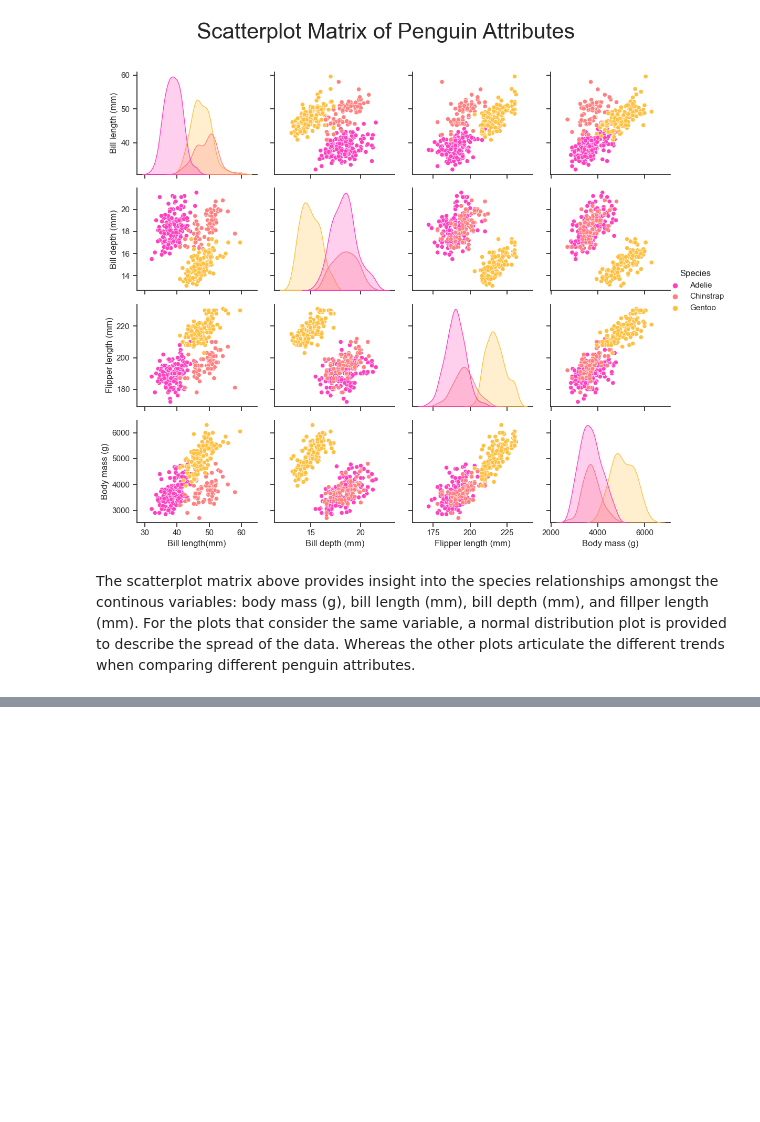
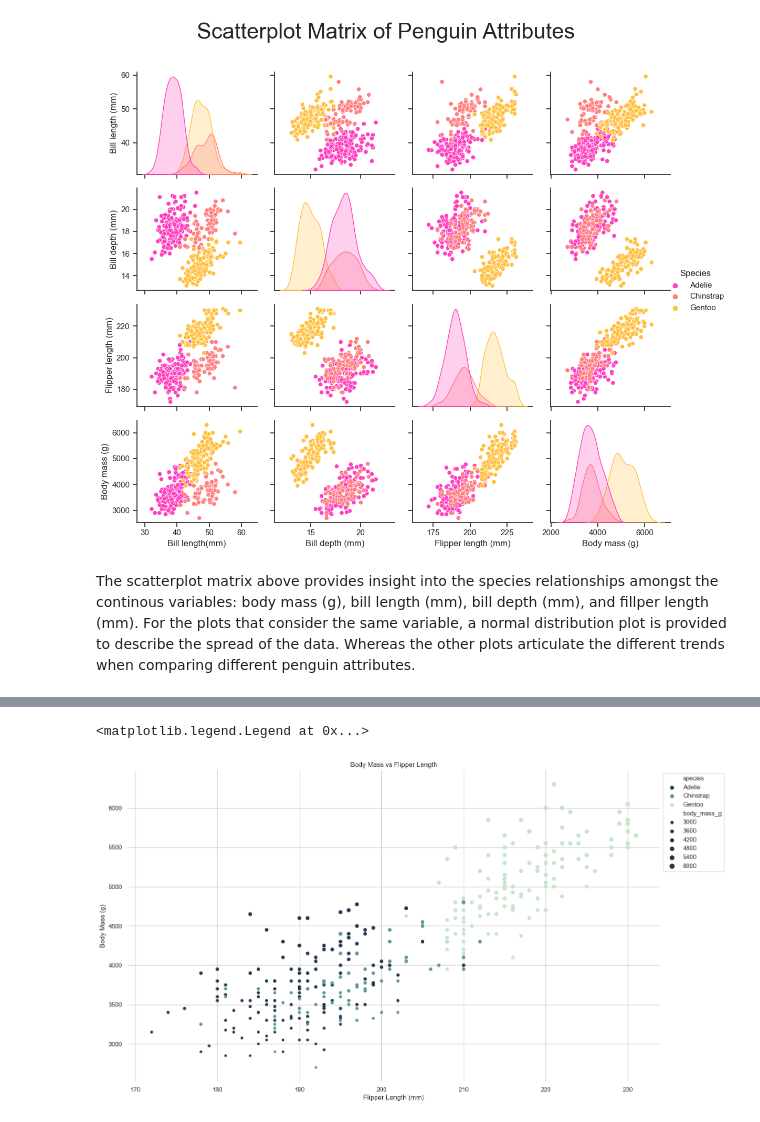
Before and after one commit to saingersoll/squirrel-gurlz, a Jupyter notebook: nbs/seabornpenguins.ipynb, the cells around one changed output, grey strips where cells are left out. Saved outputs shown, nothing was run; the diff lists cells and outputs as text; code cells hidden in the pictures; blank space fills up the shorter version.

```diff
--- a/nbs/seabornpenguins.ipynb
+++ b/nbs/seabornpenguins.ipynb
@@ -110,3 +110,34 @@ scattermatrix.savefig(save_path)                     # Use this figure to save f
 # %% [markdown]
 The scatterplot matrix above provides insight into the species relationships amongst the continous variables: body mass (g), bill length (mm), bill depth (mm), and fillper length (mm).
 For the plots that consider the same variable, a normal distribution plot is provided to describe the spread of the data. Whereas the other plots articulate the different trends when comparing different penguin attributes.
+# %%
+import seaborn as sns
+import matplotlib.pyplot as plt
+sns.set_theme(style="whitegrid")
+
+# Load the penguins dataset
+penguins = sns.load_dataset("penguins")
+
+# Draw a scatter plot while assigning point colors and sizes to different
+# variables in the dataset
+f, ax = plt.subplots(figsize=(17, 10))
+sns.despine(f, left=True, bottom=True) #removes the frame from the plot
+species_ranking = ["Adelie", "Chinstrap", "Gentoo"]
+sns.scatterplot(x="flipper_length_mm", y="body_mass_g",
+                hue="species",  #order it by species
+                size='body_mass_g', #size of the points determined by body mass
+                palette="ch:r=-.4,d=.2_r",
+                hue_order=species_ranking, #specifies the order in the legend
+                sizes=(20, 70), #min and max size of the points
+                linewidth=0, #removes the border around the points
+                data=penguins,
+                ax=ax)
+
+# Set axis labels using Seaborn
+plt.ylabel("Body Mass (g)")
+plt.xlabel("Flipper Length (mm)")
+plt.title("Body Mass vs Flipper Length")
+plt.legend(
+    loc="upper left", bbox_to_anchor=(1, 1),
+)
+# %% [output]
@@ -112,0 +146,2 @@ For the plots that consider the same variable, a normal distribution plot is pro
+<matplotlib.legend.Legend at 0x...>
+[figure, added]
```
Also changed, not shown: parts of 6 cells of this notebook.
